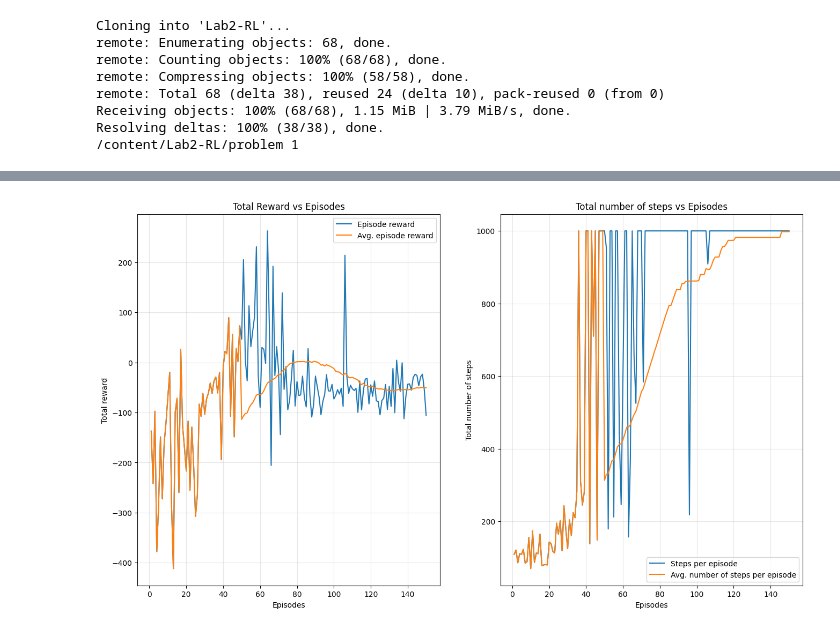
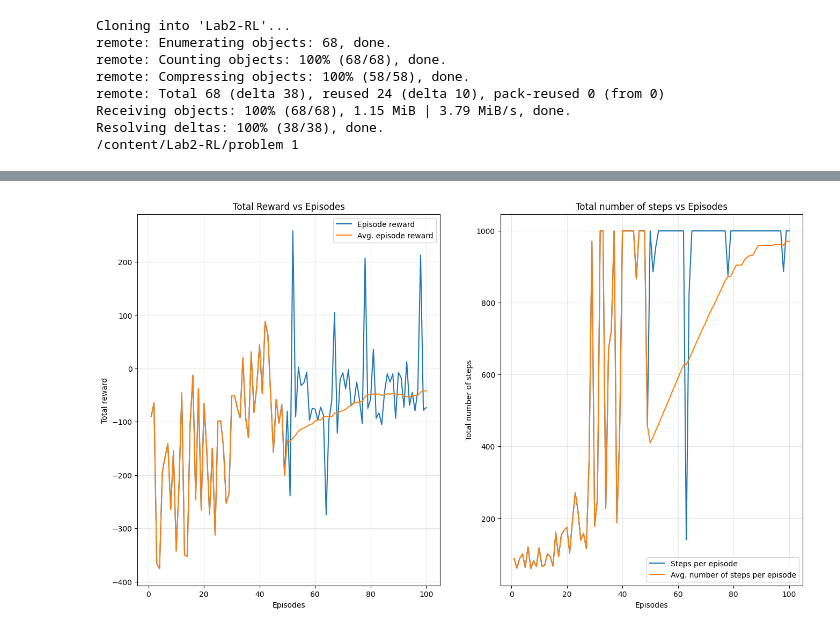
Before and after one commit to Ton3t3/Lab2-RL, a Jupyter notebook: problem 1/DQN_problem.ipynb, the cells around one changed output, grey strips where cells are left out. Drawn from its saved outputs; the diff is of its cells as text; code cells hidden in the pictures.

Commit message:
Creado con Colab (episodes = 100)

```diff
--- a/problem 1/DQN_problem.ipynb
+++ b/problem 1/DQN_problem.ipynb
@@ -152,7 +152,7 @@ NEURONS_PER_LAYER = 64    #32                          # Number of neurons per h
 MIN_REPLAY_SIZE = 1000
 
 # Parameters
-N_episodes = 150 #100                             # Number of episodes
+N_episodes = 100 #100                             # Number of episodes
 discount_factor = 0.95                       # Value of the discount factor
 n_ep_running_average = 50                    # Running average of 50 episodes
 n_actions = env.action_space.n               # Number of available actions
@@ -268,34 +268,34 @@ for i in EPISODES:
         "Episode {} - Reward/Steps: {:.1f}/{} - Avg. Reward/Steps: {:.1f}/{}".format(
         i, total_episode_reward, t,
         running_average(episode_reward_list, n_ep_running_average)[-1],
         running_average(episode_number_of_steps, n_ep_running_average)[-1]))
 
 torch.save(network, 'neural-network-1.pth')
 # Close environment
 env.close()
 
 # Plot Rewards and steps
 fig, ax = plt.subplots(nrows=1, ncols=2, figsize=(16, 9))
 ax[0].plot([i for i in range(1, N_episodes+1)], episode_reward_list, label='Episode reward')
 ax[0].plot([i for i in range(1, N_episodes+1)], running_average(
     episode_reward_list, n_ep_running_average), label='Avg. episode reward')
 ax[0].set_xlabel('Episodes')
 ax[0].set_ylabel('Total reward')
 ax[0].set_title('Total Reward vs Episodes')
 ax[0].legend()
 ax[0].grid(alpha=0.3)
 
 ax[1].plot([i for i in range(1, N_episodes+1)], episode_number_of_steps, label='Steps per episode')
 ax[1].plot([i for i in range(1, N_episodes+1)], running_average(
     episode_number_of_steps, n_ep_running_average), label='Avg. number of steps per episode')
 ax[1].set_xlabel('Episodes')
 ax[1].set_ylabel('Total number of steps')
 ax[1].set_title('Total number of steps vs Episodes')
 ax[1].legend()
 ax[1].grid(alpha=0.3)
 plt.show()
 # %% [output]
-[figure, old version]
+[figure, new version]
 # %%
 %%python DQN_check_solution.py
 # %% [output]
```
Also changed, not shown: parts of 1 cell of this notebook.
